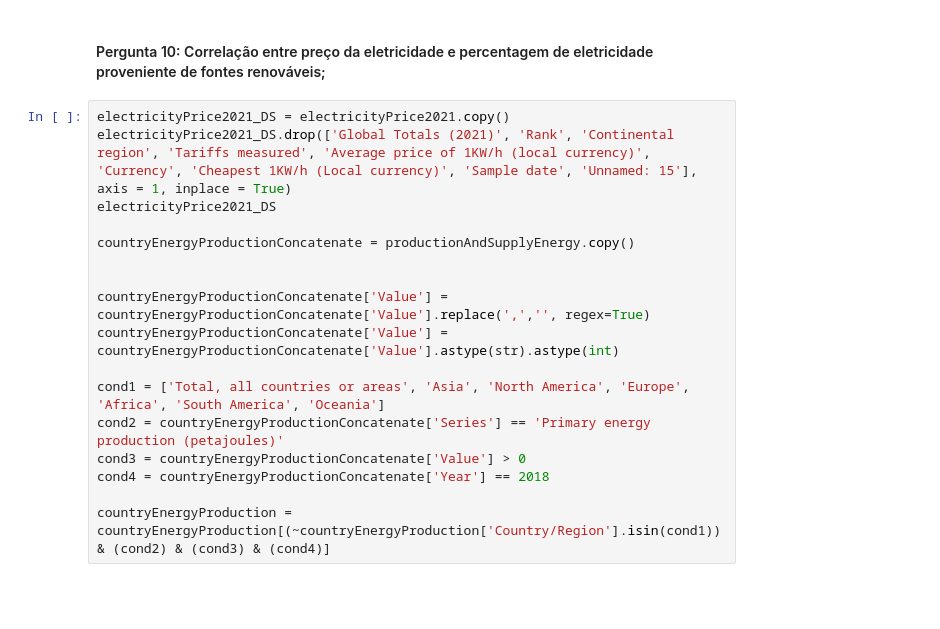
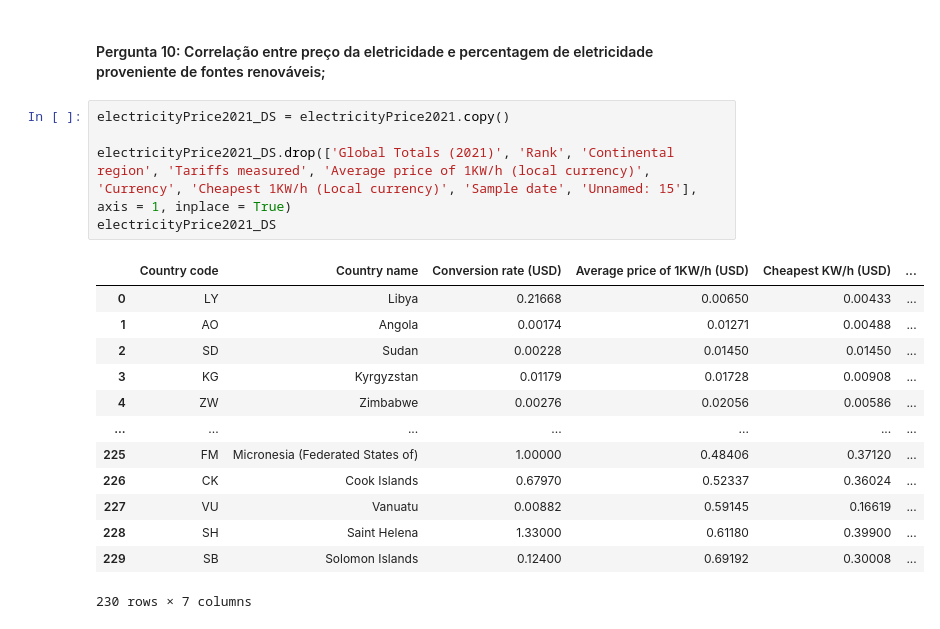
Before and after one commit to ZeMiguelGomes/SGD-data-analysis, a Jupyter notebook: Projeto 2 SGD .ipynb, the cells around one changed output. Drawn from its saved outputs; the diff is of its cells as text; blank space fills up the shorter version.

```diff
--- a/Projeto 2 SGD .ipynb
+++ b/Projeto 2 SGD .ipynb
@@ -770,18 +836,20 @@ plt.show()
 #### Pergunta 10: Correlação entre preço da eletricidade e percentagem de eletricidade proveniente de fontes renováveis;
 # %%
 electricityPrice2021_DS = electricityPrice2021.copy()
+
 electricityPrice2021_DS.drop(['Global Totals (2021)', 'Rank', 'Continental region', 'Tariffs measured', 'Average price of 1KW/h (local currency)', 'Currency', 'Cheapest 1KW/h (Local currency)', 'Sample date', 'Unnamed: 15'], axis = 1, inplace = True)
 electricityPrice2021_DS
-
-countryEnergyProductionConcatenate = productionAndSupplyEnergy.copy()
-
-
-countryEnergyProductionConcatenate['Value'] =  countryEnergyProductionConcatenate['Value'].replace(',','', regex=True)
-countryEnergyProductionConcatenate['Value'] = countryEnergyProductionConcatenate['Value'].astype(str).astype(int)
-
-cond1 = ['Total, all countries or areas', 'Asia', 'North America', 'Europe', 'Africa', 'South America', 'Oceania']
-cond2 = countryEnergyProductionConcatenate['Series'] == 'Primary energy production (petajoules)'
-cond3 = countryEnergyProductionConcatenate['Value'] > 0
-cond4 = countryEnergyProductionConcatenate['Year'] == 2018
-
-countryEnergyProduction = countryEnergyProduction[(~countryEnergyProduction['Country/Region'].isin(cond1)) & (cond2) & (cond3) & (cond4)]
+# %% [output]
+|  | Country code | Country name | Conversion rate (USD) | Average price of 1KW/h (USD) | Cheapest KW/h (USD) | ... |
+| 0 | LY | Libya | 0.21668 | 0.00650 | 0.00433 | ... |
+| 1 | AO | Angola | 0.00174 | 0.01271 | 0.00488 | ... |
+| 2 | SD | Sudan | 0.00228 | 0.01450 | 0.01450 | ... |
+| 3 | KG | Kyrgyzstan | 0.01179 | 0.01728 | 0.00908 | ... |
+| 4 | ZW | Zimbabwe | 0.00276 | 0.02056 | 0.00586 | ... |
+| ... | ... | ... | ... | ... | ... | ... |
+| 225 | FM | Micronesia (Federated States of) | 1.00000 | 0.48406 | 0.37120 | ... |
+| 226 | CK | Cook Islands | 0.67970 | 0.52337 | 0.36024 | ... |
+| 227 | VU | Vanuatu | 0.00882 | 0.59145 | 0.16619 | ... |
+| 228 | SH | Saint Helena | 1.33000 | 0.61180 | 0.39900 | ... |
+| 229 | SB | Solomon Islands | 0.12400 | 0.69192 | 0.30008 | ... |
+230 rows × 7 columns
```
Also changed, not shown: parts of 16 cells of this notebook.
